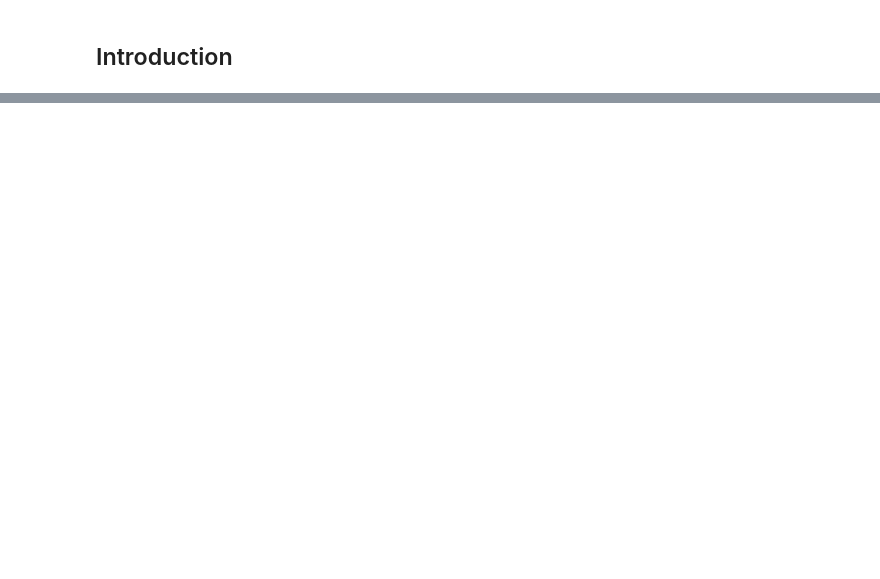
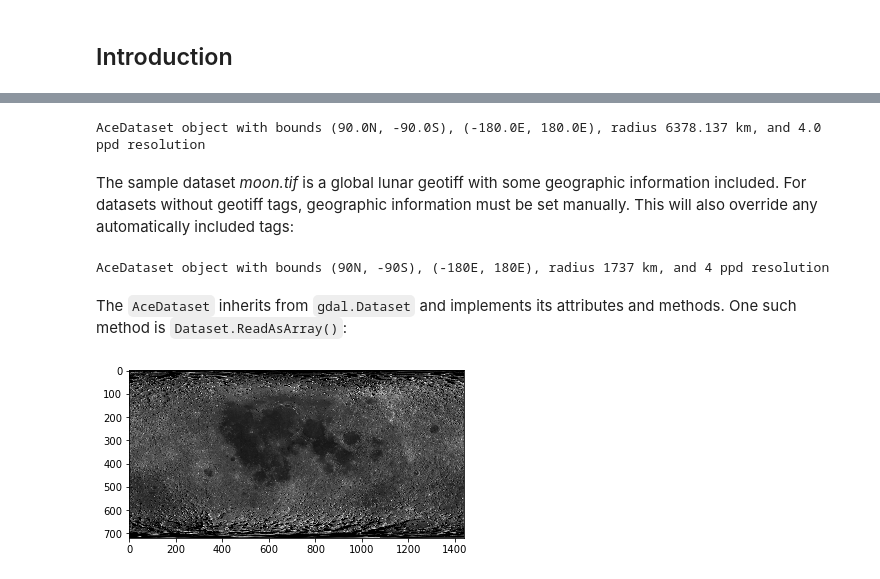
Before and after one commit to cjtu/craterpy, a Jupyter notebook: acerim/sample/Tutorial.ipynb, the cells around one changed output, grey strips where cells are left out. Saved outputs shown, nothing was run; the diff lists cells and outputs as text; code cells hidden in the pictures; blank space fills up the shorter version.

```diff
--- a/acerim/sample/Tutorial.ipynb
+++ b/acerim/sample/Tutorial.ipynb
@@ -24,0 +30,25 @@ We will also import the acefunctions module which has the bulk of the helper fun
+# %%
+# Get path to this directory using the os module
+from acerim.aceclasses import AceDataset
+import os.path
+data_dir = os.path.dirname(os.path.abspath("./sample"))
+moonADS = AceDataset(data_dir+"/moon.tif")
+print(moonADS)
+# %% [output]
+AceDataset object with bounds (90.0N, -90.0S), (-180.0E, 180.0E), radius 6378.137 km, and 4.0 ppd resolution
+# %% [markdown]
+The sample dataset *moon.tif* is a global lunar geotiff with some geographic information included. For datasets without geotiff tags, geographic information must be set manually. This will also override any automatically included tags:
+# %%
+moonADS = AceDataset(data_dir+"/moon.tif", nlat=90, slat=-90, wlon=-180,
+                     elon=180, radius=1737, ppd=4)
+print(moonADS)
+# %% [output]
+AceDataset object with bounds (90N, -90S), (-180E, 180E), radius 1737 km, and 4 ppd resolution
+# %% [markdown]
+The `AceDataset` inherits from `gdal.Dataset` and implements its attributes and methods. One such method is `Dataset.ReadAsArray()`:
+# %%
+moonarr = moonADS.ReadAsArray(0, 0, 1440, 720)
+plt.imshow(moonarr, cmap="gray")
+plt.show()
+# %% [output]
+[figure, added]
```
Also changed, not shown: parts of 52 cells of this notebook, 2 other files.
